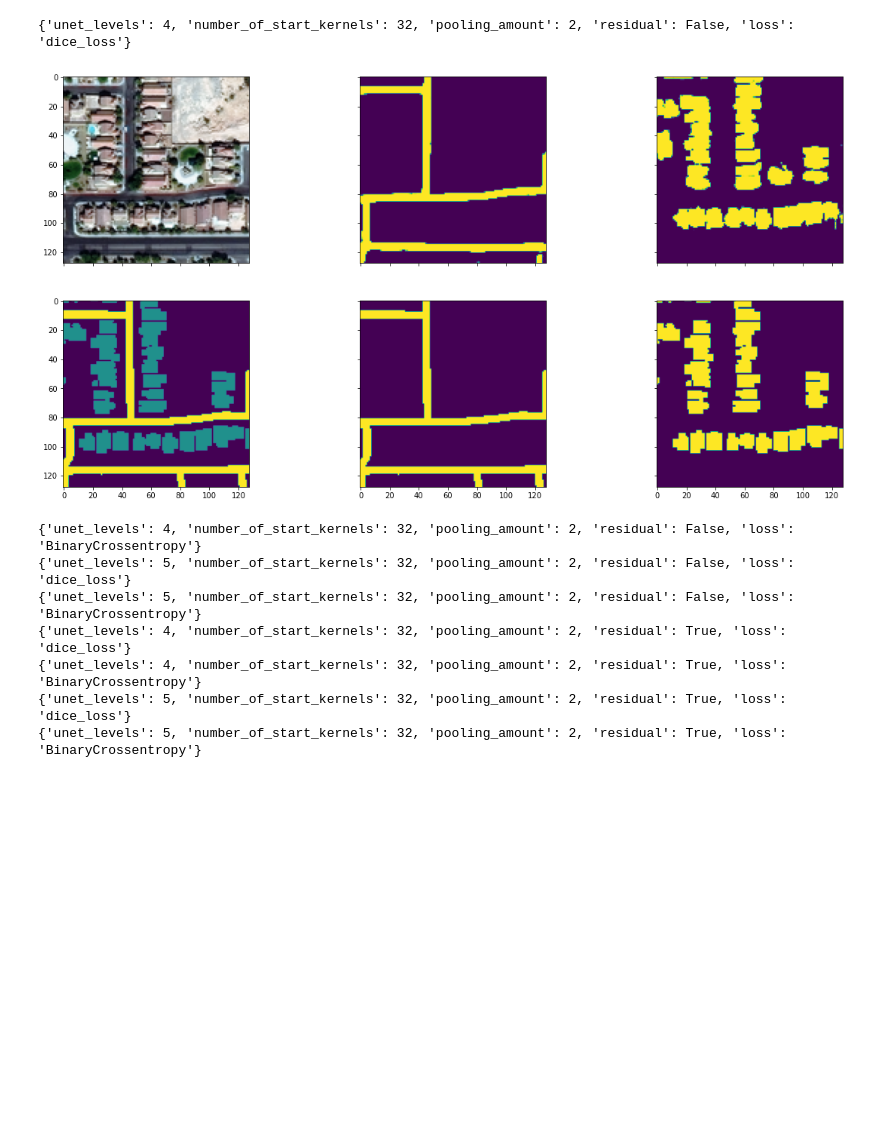
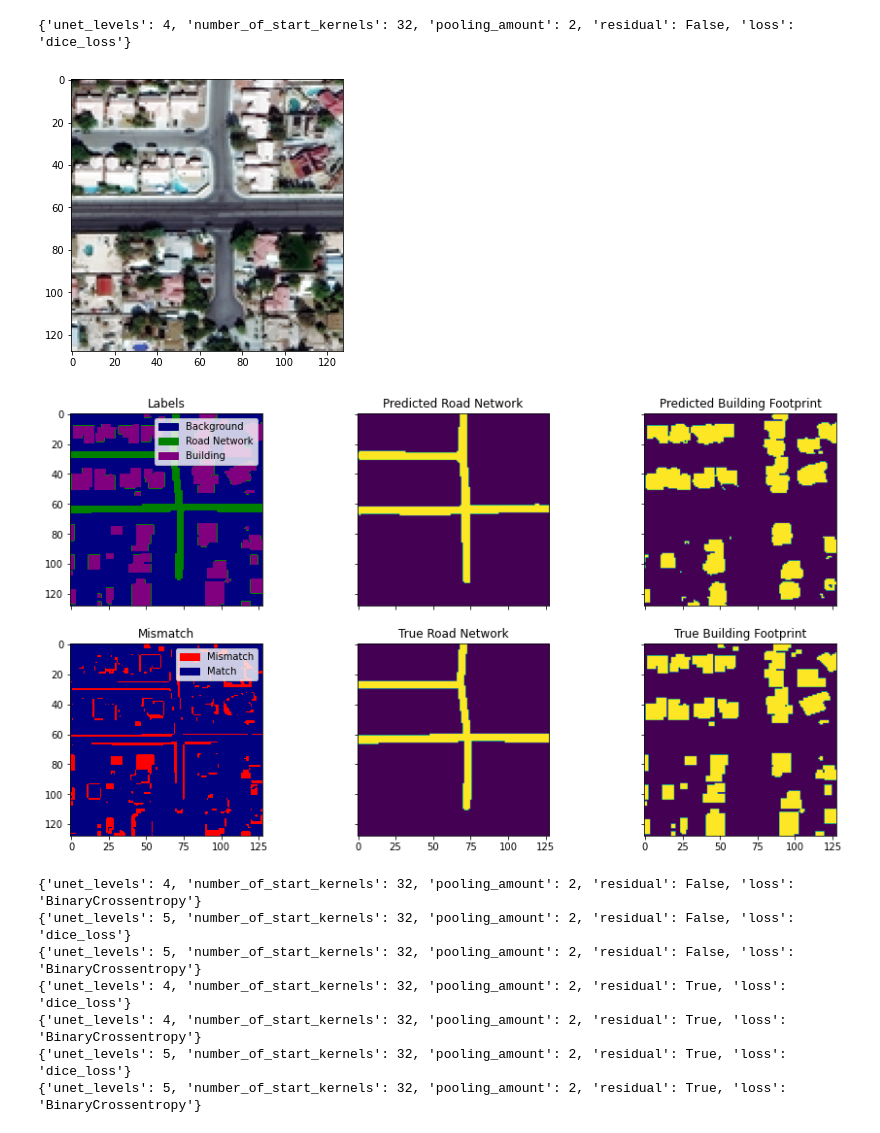
Before and after one commit to Luke-Pratley/building_road_segmentation, a Jupyter notebook: notebooks/basic_unet.ipynb, the cells around one changed output. Drawn from its saved outputs; the diff is of its cells as text; code cells hidden in the pictures; blank space fills up the shorter version.

Commit message:
updated plotting in notebooks

```diff
--- a/notebooks/basic_unet.ipynb
+++ b/notebooks/basic_unet.ipynb
@@ -162,31 +162,50 @@ for k, (model_name, model_config) in enumerate(model_configurations.items()):
 [interactive output not drawn]
 # %%
+from matplotlib.colors import ListedColormap
+from matplotlib.patches import Patch
+
 def plot_result(X_test, y_test, model_name, display_prob, index=0):
-    if os.path.exists(model_name):
         final_model = tf.keras.models.load_model(model_name, custom_objects={model_config['loss']: losses[model_config['loss']]})
         y_pred = final_model.predict(X_test)
         if not display_prob:
             y_pred = np.where(y_pred > 0.5, 1, 0)
-        fig, ax = plt.subplots(2, 3, figsize=(20, 10), sharex=True, sharey=True)
-        ax[0, 0].imshow((X_test[index] * 255).astype(int), vmin=0, vmax=255)
-        ax[1, 0].imshow(y_test[index, :, :, 0] * 0.5 + y_test[index, :, :, 1] * 0.25, vmin = 0)
+        fig, ax = plt.subplots(2, 3, figsize=(15, 8), sharex=True, sharey=True)
+        ax[1, 0].set_title('Mismatch')
+        ax[1, 0].imshow(np.sum(np.ceil(np.abs(y_test[index, :, :, :] - y_pred[index, :, :, :])),axis=-1), cmap=ListedColormap(['navy','red']))
+        ax[1, 0].legend(handles=[Patch(facecolor='red', edgecolor='red', label='Mismatch'),
+                                 Patch(facecolor='navy', edgecolor='navy', label='Match')], loc="best")
+        ax[0, 0].set_title('Labels')
+        ax[0, 0].imshow(y_test[index, :, :, 0] * 10 + y_test[index, :, :, 1] * 20, cmap = ListedColormap(['navy','green','purple']))
+        ax[0, 0].legend(handles=[Patch(facecolor='navy', edgecolor='navy',
+                         label='Background'), Patch(facecolor='green', edgecolor='green',
+                         label='Road Network'), Patch(facecolor='purple', edgecolor='purple',
+                         label='Building')], loc="best")
+        ax[1, 1].set_title('True Road Network')
         ax[1, 1].imshow(y_test[index, :, :, 0], vmin = 0, vmax=1)
+        ax[1, 2].set_title('True Building Footprint')
         ax[1, 2].imshow(y_test[index, :, :, 1], vmin = 0, vmax=1)
+        ax[0, 1].set_title('Predicted Road Network')
         ax[0, 1].imshow(y_pred[index, :, :, 0], vmin = 0, vmax=1)
+        ax[0, 2].set_title('Predicted Building Footprint')
         ax[0, 2].imshow(y_pred[index, :, :, 1], vmin = 0, vmax=1)
 # %% [output]
 [interactive output not drawn]
 # %%
-k = 500
+k = 50
+batch = math.ceil(k / test_data.batch_size)
+index = k - batch * test_data.batch_size
+X_test_batch, y_test_batch = test_data.__getitem__(batch)
+plt.figure(figsize=(5, 5))
+plt.imshow(X_test_batch[index, :, :])
 for model_name, model_config in model_configurations.items():
     print(model_config)
-    batch = math.ceil(k / test_data.batch_size)
-    X_test, y_test = test_data.__getitem__(batch)
-    plot_result(X_test, y_test, model_name=model_name, display_prob=True, index=k - batch * test_data.batch_size)
-    plt.show()
+    if os.path.exists(model_name):
+        plot_result(X_test_batch, y_test_batch, model_name=model_name, display_prob=False, index=index)
+        plt.show()
 # %% [output]
 {'unet_levels': 4, 'number_of_start_kernels': 32, 'pooling_amount': 2, 'residual': False, 'loss': 'dice_loss'}
-[figure, old version]
+[figure, new version]
+[figure, added]
 {'unet_levels': 4, 'number_of_start_kernels': 32, 'pooling_amount': 2, 'residual': False, 'loss': 'BinaryCrossentropy'}
 {'unet_levels': 5, 'number_of_start_kernels': 32, 'pooling_amount': 2, 'residual': False, 'loss': 'dice_loss'}
 {'unet_levels': 5, 'number_of_start_kernels': 32, 'pooling_amount': 2, 'residual': False, 'loss': 'BinaryCrossentropy'}
```
Also changed, not shown: parts of 1 cell of this notebook, 2 other files.
